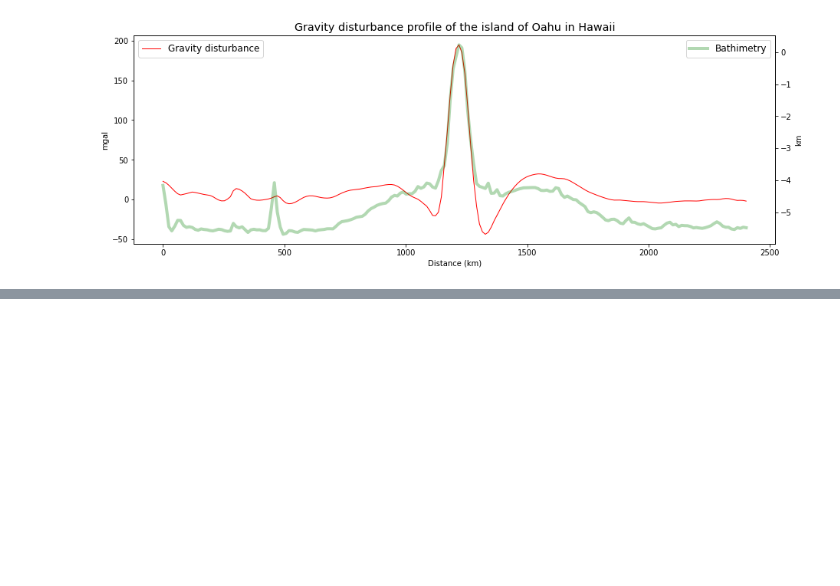
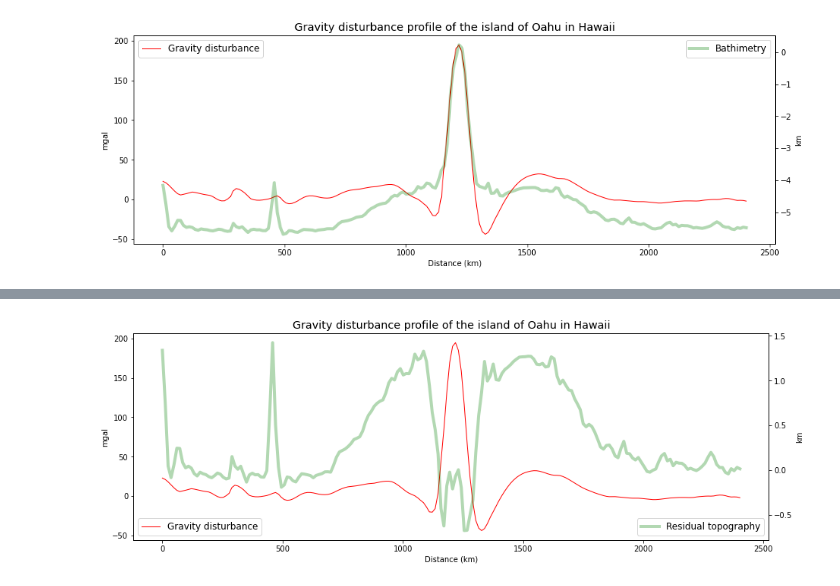
Before and after one commit to beacosenza/coco_coding_homework, a Jupyter notebook: homework_pandas.ipynb, the cells around one changed output, grey strips where cells are left out. Saved outputs shown, nothing was run; the diff lists cells and outputs as text; code cells hidden in the pictures; blank space fills up the shorter version.

```diff
--- a/homework_pandas.ipynb
+++ b/homework_pandas.ipynb
@@ -119,0 +162,4 @@ plt.show()
+# %%
+data.columns
+data["Residual topography [km]"] = data["topography_km"] - h
+data.head()
@@ -119,0 +173,17 @@ plt.show()
+# %%
+#gráfica final
+names = ["distance_km", "Residual topography [km]", "disturbance_mgal"]
+fig, axes = plt.subplots(figsize=(15, 5))
+
+axes.plot(data[names[0]],data[names[2]],'-r', linewidth=1, alpha=1, label="Gravity disturbance")
+axes.set_title("Gravity disturbance profile of the island of Oahu in Hawaii",fontsize="x-large")
+axes.set(ylabel="mgal",xlabel="Distance (km)")
+axes2 = axes.twinx() #creación de eje secundario
+axes2.plot(data[names[0]],data[names[1]],'-g', linewidth=4, label="Residual topography", alpha=0.3)
+axes2.set(ylabel="km")
+axes.legend(loc="lower left",fontsize="large")
+axes2.legend(fontsize="large", loc="lower right")
+
+plt.show()
+# %% [output]
+[figure, added]
```
Also changed, not shown: parts of 9 cells of this notebook.
